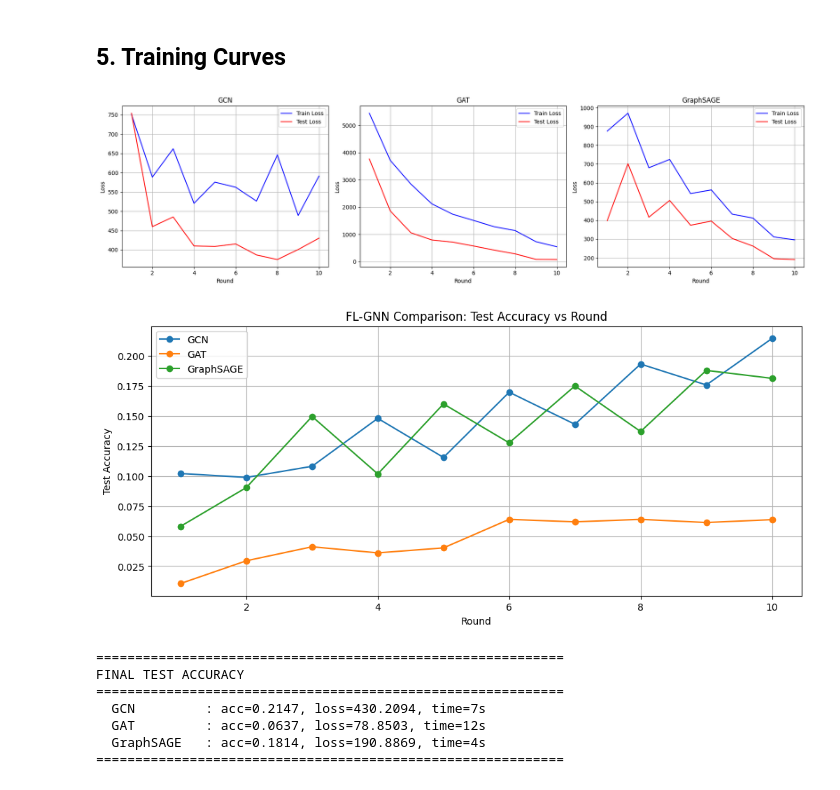
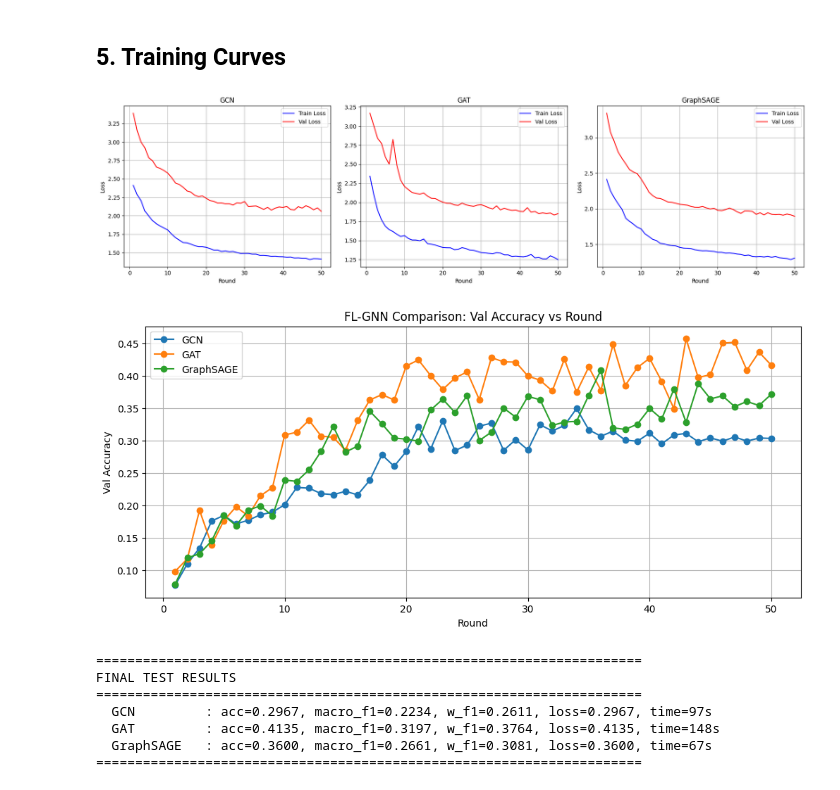
Before and after one commit to willtanoe/fl-gnn-ids-ciciot2023, a Jupyter notebook: notebooks/03_federated_training.ipynb, the cells around one changed output. Cells and saved outputs as stored; diff of their text form; code cells hidden in the pictures.

```diff
--- a/notebooks/03_federated_training.ipynb
+++ b/notebooks/03_federated_training.ipynb
@@ -36,13 +36,13 @@ Libraries ready.
 # %%
 NUM_CLIENTS = 5
 NUM_ROUNDS = 50
-LOCAL_EPOCHS = 5
-LR = 1e-3
+LOCAL_EPOCHS = 10
+LR = 3e-3
 WEIGHT_DECAY = 1e-4
 HIDDEN_DIM = 256
 DROPOUT = 0.3
 USE_AMP = False
-USE_FOCAL_LOSS = True
+USE_FOCAL_LOSS = False
 FOCAL_GAMMA = 2.0
 
 MODELS = ['GCN', 'GAT', 'GraphSAGE']
@@ -64,6 +64,15 @@ for i in range(NUM_CLIENTS):
         'edge_index': torch.from_numpy(data['edge_index']).to(device),
     })
     print(f'  Client {i}: {data["X"].shape[0]} nodes, {data["edge_index"].shape[1]} edges')
+
+print('Loading val graph...')
+val_data = np.load(OUT / 'val_graph.npz')
+val_graph = {
+    'X': torch.from_numpy(val_data['X']).to(device),
+    'y': torch.from_numpy(val_data['y']).long().to(device),
+    'edge_index': torch.from_numpy(val_data['edge_index']).to(device),
+}
+print(f'  Val: {val_data["X"].shape[0]} nodes, {val_data["edge_index"].shape[1]} edges')
 
 print('Loading test graph...')
 test_data = np.load(OUT / 'test_graph.npz')
@@ -200,7 +214,6 @@ def compute_loss(out, target, class_weights=None):
 def train_local(model, data, class_weights=None):
     model.train()
     optimizer = torch.optim.AdamW(model.parameters(), lr=LR, weight_decay=WEIGHT_DECAY)
-    scheduler = torch.optim.lr_scheduler.CosineAnnealingLR(optimizer, T_max=LOCAL_EPOCHS)
 
     epoch_losses = []
     for epoch in range(LOCAL_EPOCHS):
@@ -211,7 +224,6 @@ def train_local(model, data, class_weights=None):
         loss.backward()
         torch.nn.utils.clip_grad_norm_(model.parameters(), max_norm=1.0)
         optimizer.step()
-        scheduler.step()
         epoch_losses.append(loss.item())
 
     return epoch_losses
@@ -257,9 +269,9 @@ for arch in MODELS:
     history = {
         'round': [],
         'train_loss': [],
-        'test_loss': [],
-        'test_acc': [],
-        'test_macro_f1': [],
+        'val_loss': [],
+        'val_acc': [],
+        'val_macro_f1': [],
         'client_losses': [],
         'time': [],
     }
@@ -291,21 +303,21 @@ for arch in MODELS:
         global_weights = fedavg(client_weights, client_nsamples)
         global_model.load_state_dict({k: v.to(device) for k, v in global_weights.items()})
 
-        # Evaluate
-        test_loss, test_acc, pred_all, true_all = evaluate(global_model, test_graph, class_weights)
+        # Evaluate on validation (no test leakage)
+        val_loss, val_acc, pred_all, true_all = evaluate(global_model, val_graph, class_weights)
         torch.cuda.empty_cache()
 
         round_time = time.time() - round_start
         history['round'].append(round_idx + 1)
         history['train_loss'].append(sum(c[-1] for c in client_losses) / NUM_CLIENTS)
-        history['test_loss'].append(test_loss)
-        history['test_acc'].append(test_acc)
+        history['val_loss'].append(val_loss)
+        history['val_acc'].append(val_acc)
         macro_f1 = f1_score(true_all.cpu(), pred_all.cpu(), average='macro', zero_division=0)
-        history['test_macro_f1'].append(macro_f1)
+        history['val_macro_f1'].append(macro_f1)
         history['client_losses'].append(client_losses)
         history['time'].append(round_time)
 
-        print(f'    -> Test: loss={test_loss:.4f}, acc={test_acc:.4f}, time={round_time:.1f}s')
+        print(f'    -> Val: loss={val_loss:.4f}, acc={val_acc:.4f}, time={round_time:.1f}s')
 
     # Save model
     model_path = RESULTS / f'{arch}_global_model.pt'
@@ -340,33 +352,33 @@ All training complete. History saved.
 # %%
 fig, axes = plt.subplots(1, 3, figsize=(18, 5))
 
 for idx, arch in enumerate(MODELS):
     h = all_results[arch]
     axes[idx].plot(h['round'], h['train_loss'], 'b-', label='Train Loss')
-    axes[idx].plot(h['round'], h['test_loss'], 'r-', label='Test Loss')
+    axes[idx].plot(h['round'], h['val_loss'], 'r-', label='Val Loss')
     axes[idx].set_xlabel('Round')
     axes[idx].set_ylabel('Loss')
     axes[idx].set_title(f'{arch}')
     axes[idx].legend()
     axes[idx].grid(True)
 
 plt.tight_layout()
 plt.savefig(RESULTS / 'training_losses.png', dpi=150, bbox_inches='tight')
 plt.show()
 
 plt.figure(figsize=(12, 5))
 for arch in MODELS:
-    plt.plot(all_results[arch]['round'], all_results[arch]['test_acc'], 'o-', label=arch)
+    plt.plot(all_results[arch]['round'], all_results[arch]['val_acc'], 'o-', label=arch)
 plt.xlabel('Round')
-plt.ylabel('Test Accuracy')
-plt.title('FL-GNN Comparison: Test Accuracy vs Round')
+plt.ylabel('Val Accuracy')
+plt.title('FL-GNN Comparison: Val Accuracy vs Round')
 plt.legend()
 plt.grid(True)
 plt.savefig(RESULTS / 'accuracy_comparison.png', dpi=150, bbox_inches='tight')
 plt.show()
 # %% [output]
-[figure, old version]
+[figure, new version]
-[figure, old version]
+[figure, new version]
 # %%
 from sklearn.metrics import f1_score, classification_report
 
@@ -385,10 +397,10 @@ for arch in MODELS:
     del model
 print('='*70)
 # %% [output]
-============================================================
-FINAL TEST ACCURACY
-============================================================
-  GCN         : acc=0.2147, loss=430.2094, time=7s
-  GAT         : acc=0.0637, loss=78.8503, time=12s
-  GraphSAGE   : acc=0.1814, loss=190.8869, time=4s
-============================================================
+======================================================================
+FINAL TEST RESULTS
+======================================================================
+  GCN         : acc=0.2967, macro_f1=0.2234, w_f1=0.2611, loss=0.2967, time=97s
+  GAT         : acc=0.4135, macro_f1=0.3197, w_f1=0.3764, loss=0.4135, time=148s
+  GraphSAGE   : acc=0.3600, macro_f1=0.2661, w_f1=0.3081, loss=0.3600, time=67s
+======================================================================
```
Also changed, not shown: parts of 5 cells of this notebook, 14 other files.
